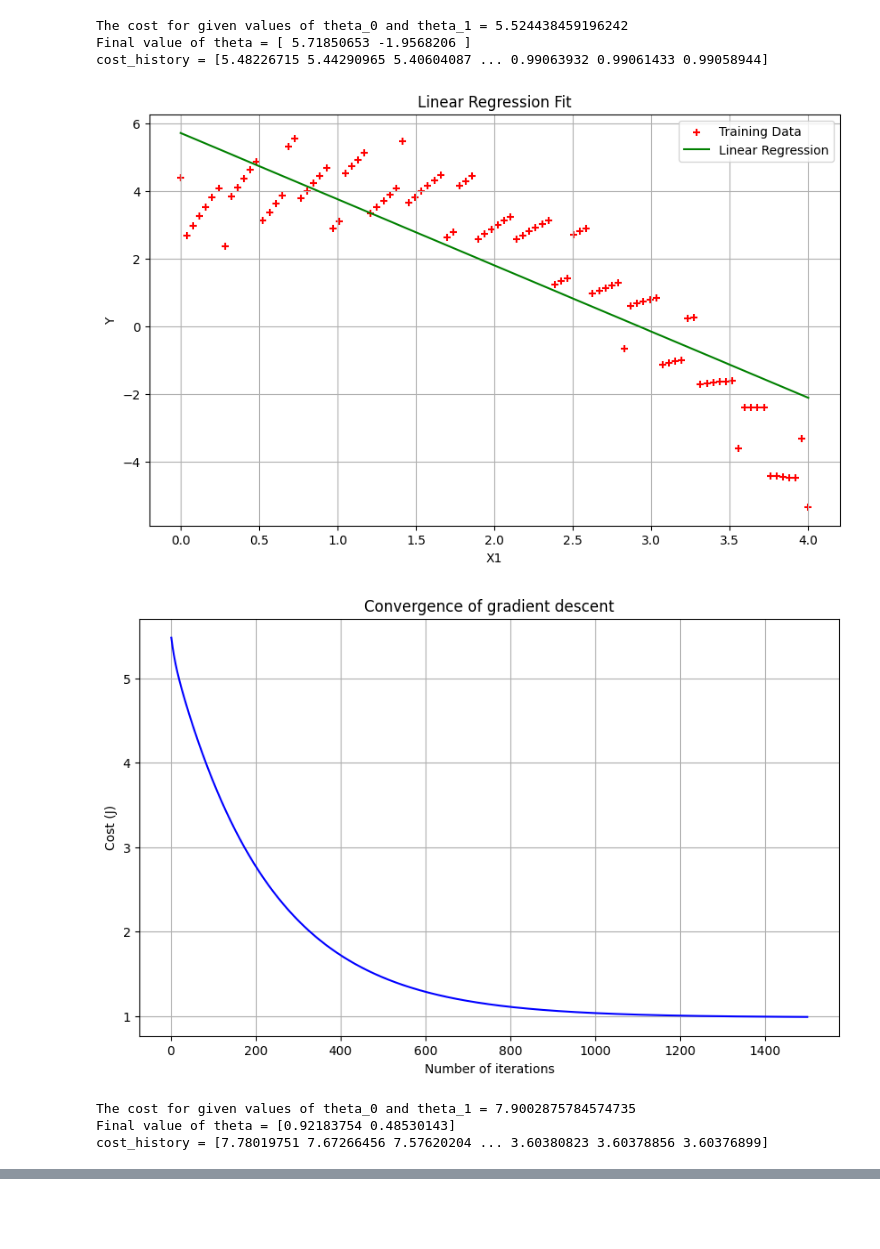
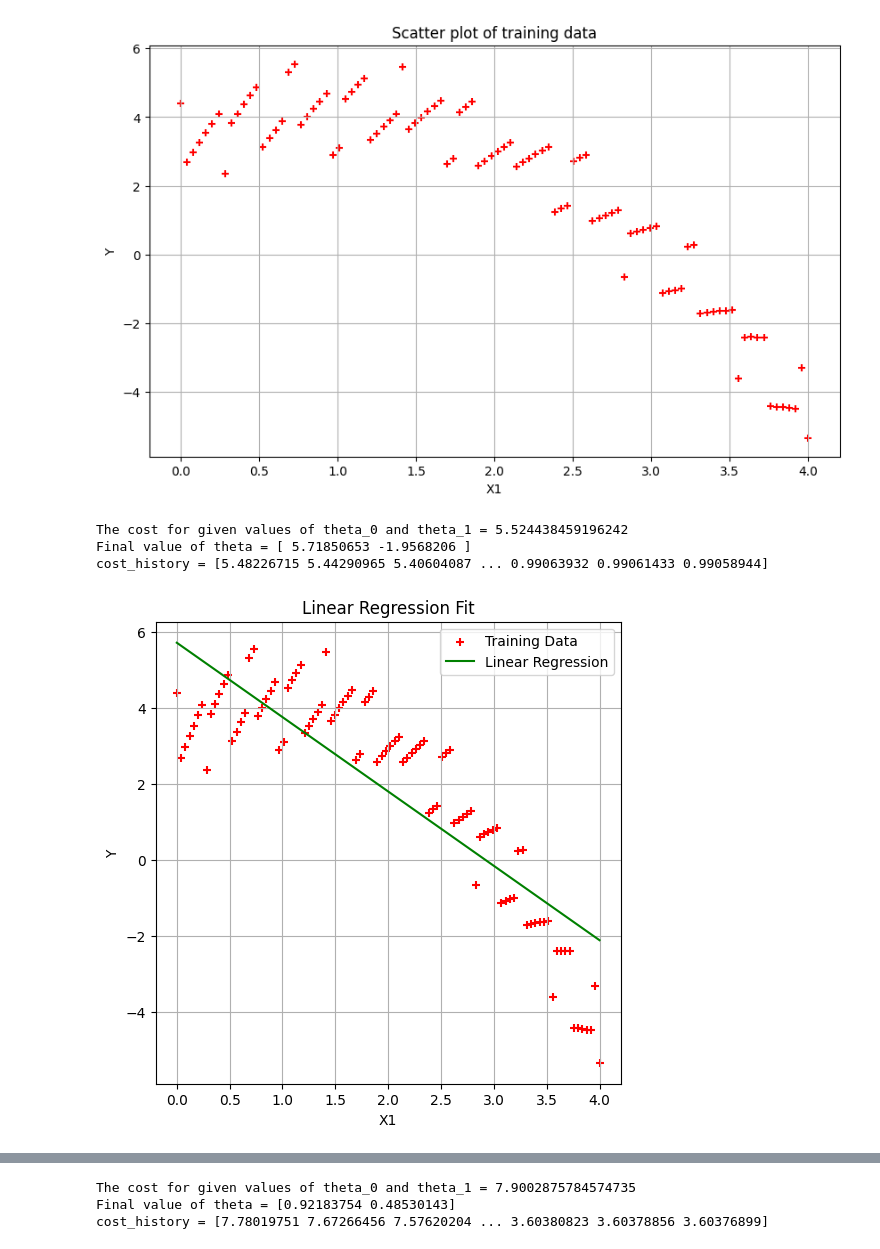
Before and after one commit to SelenaNahra/MachineLearning, a Jupyter notebook: LinearRegression.ipynb, the cells around one changed output, grey strips where cells are left out. Drawn from its saved outputs; the diff is of its cells as text; code cells hidden in the pictures; blank space fills up the shorter version.

```diff
--- a/LinearRegression.ipynb
+++ b/LinearRegression.ipynb
@@ -48,6 +48,19 @@ def gradient_descent(X, Y, theta, alpha, iterations):
 X1 = df.values[:, 0]  # get input values from first column -- X1 is the list here
 n = len(X1)  # Number of training examples
 
+# Scatter plot
+plt.scatter(X1, Y, color='red', marker='+')
+
+# Grid, labels, and title
+plt.grid(True)
+plt.rcParams["figure.figsize"] = (6, 6)
+plt.xlabel('X1')
+plt.ylabel('Y')
+plt.title('Scatter plot of training data')
+
+# Show the plot
+plt.show()
+
 X_0 = np.ones((m, 1))
 X_1 = X1.reshape(m, 1)
 X = np.hstack((X_0, X_1))
@@ -88,6 +101,19 @@ plt.show()
 #X2
 X2 = df.values[:, 1]
 n = len(X2)  # Number of training examples
+
+# Scatter plot
+plt.scatter(X2, Y, color='red', marker='+')
+
+# Grid, labels, and title
+plt.grid(True)
+plt.rcParams["figure.figsize"] = (6, 6)
+plt.xlabel('X1')
+plt.ylabel('Y')
+plt.title('Scatter plot of training data')
+
+# Show the plot
+plt.show()
 
 X_0 = np.ones((m, 1))
 X_1 = X2.reshape(m, 1)
@@ -130,6 +156,19 @@ plt.show()
 X3 = df.values[:, 2]
 n = len(X3)  # Number of training examples
 
+# Scatter plot
+plt.scatter(X3, Y, color='red', marker='+')
+
+# Grid, labels, and title
+plt.grid(True)
+plt.rcParams["figure.figsize"] = (6, 6)
+plt.xlabel('X1')
+plt.ylabel('Y')
+plt.title('Scatter plot of training data')
+
+# Show the plot
+plt.show()
+
 X_0 = np.ones((m, 1))
 X_1 = X3.reshape(m, 1)
 X = np.hstack((X_0, X_1))
@@ -143,35 +182,32 @@ print('cost_history =', cost_history)
 
 # Scatter plot
 plt.scatter(X[:, 1], Y, color='red', marker='+', label='Training Data')
 
 plt.plot(X[:, 1], X.dot(theta), color='green', label='Linear Regression')
 
 plt.rcParams["figure.figsize"] = (10, 6)
 plt.grid(True)
 plt.xlabel('X3')
 plt.ylabel('Y')
 plt.title('Linear Regression Fit')
 plt.legend()
 
 # Show the plot
 plt.show()
 
 plt.plot(range(1, iterations + 1), cost_history, color='blue')
 plt.rcParams["figure.figsize"] = (10, 6)
 plt.grid(True)
 
 plt.xlabel('Number of iterations')
 plt.ylabel('Cost (J)')
 plt.title('Convergence of gradient descent')
 
 # Show the plot
 plt.show()
 # %% [output]
+[figure, new version]
 The cost for given values of theta_0 and theta_1 = 5.524438459196242
 Final value of theta = [ 5.71850653 -1.9568206 ]
 cost_history = [5.48226715 5.44290965 5.40604087 ... 0.99063932 0.99061433 0.99058944]
-[figure, old version]
-[figure, old version]
+[figure, new version]
-The cost for given values of theta_0 and theta_1 = 7.9002875784574735
-Final value of theta = [0.92183754 0.48530143]
-cost_history = [7.78019751 7.67266456 7.57620204 ... 3.60380823 3.60378856 3.60376899]
@@ -182,0 +216,3 @@ cost_history = [4.28817888 4.27128079 4.25606956 ... 3.63008237 3.63007954 3.630
+The cost for given values of theta_0 and theta_1 = 7.9002875784574735
+Final value of theta = [0.92183754 0.48530143]
+cost_history = [7.78019751 7.67266456 7.57620204 ... 3.60380823 3.60378856 3.60376899]
```
Also changed, not shown: parts of 1 cell of this notebook.
